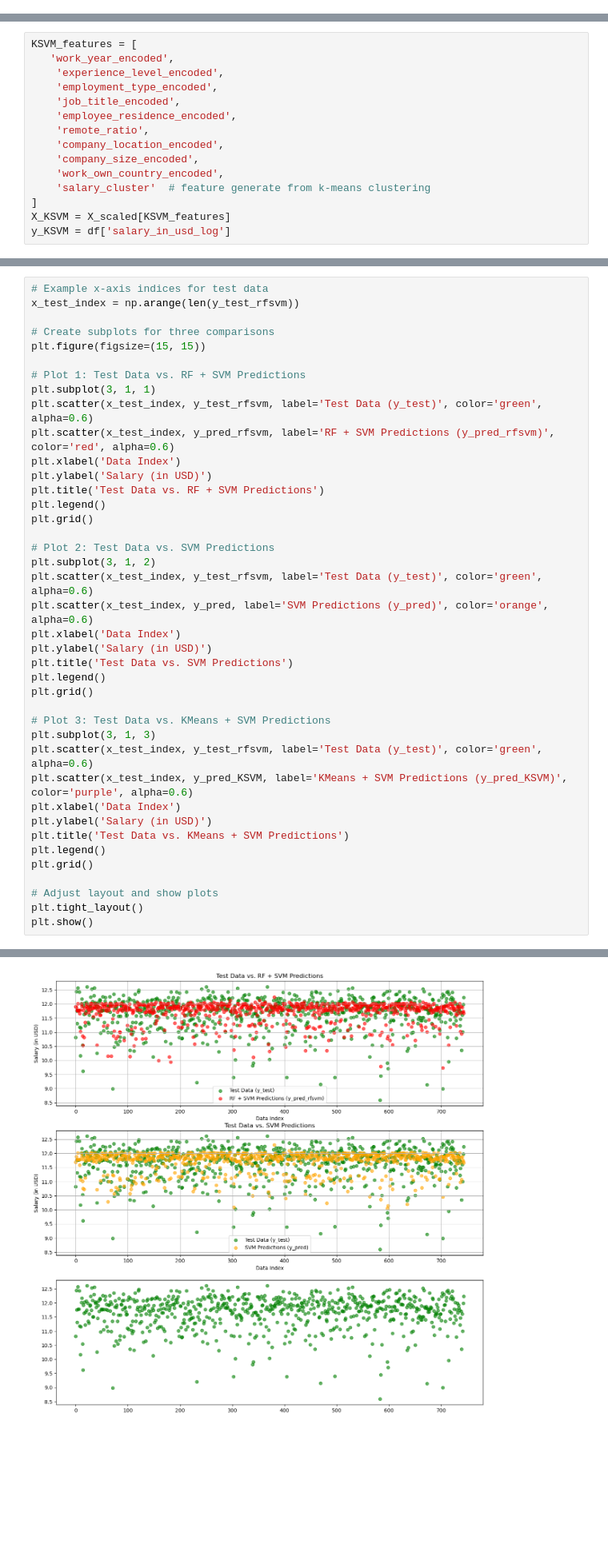
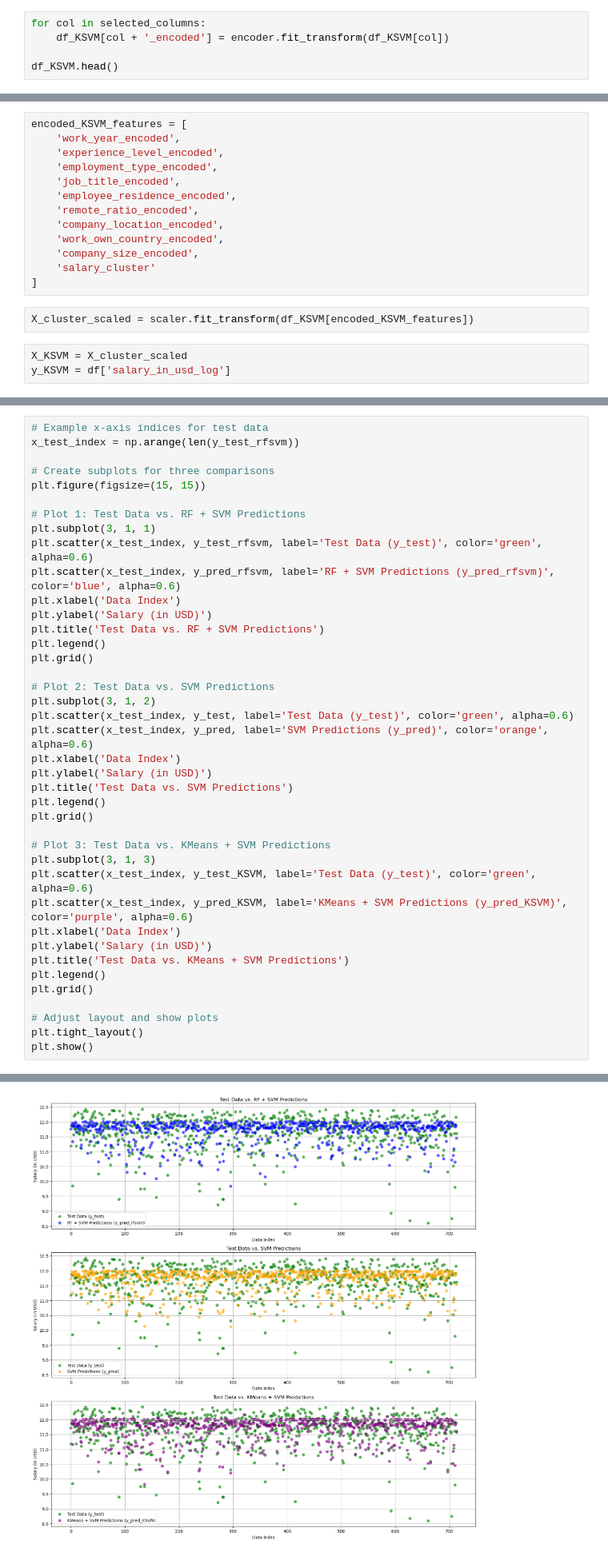
Before and after one commit to celesteisyy/Data_Scientists_Salary_Analysis, a Jupyter notebook: FP557 - KSVM_RFSVM_SVM.ipynb, the cells around one changed output, grey strips where cells are left out. Shown at 80% size. Cells and saved outputs as stored; diff of their text form; blank space fills up the shorter version.

```diff
--- a/FP557 - KSVM_RFSVM_SVM.ipynb
+++ b/FP557 - KSVM_RFSVM_SVM.ipynb
@@ -369,0 +437,5 @@ After we have `salary_cluster` as our new extra feature, we can put it into regr
+# %%
+for col in selected_columns:
+    df_KSVM[col + '_encoded'] = encoder.fit_transform(df_KSVM[col])
+
+df_KSVM.head()
@@ -370,18 +449,21 @@ After we have `salary_cluster` as our new extra feature, we can put it into regr
 # %%
-KSVM_features = [
-   'work_year_encoded',
+encoded_KSVM_features = [
+    'work_year_encoded',
     'experience_level_encoded',
     'employment_type_encoded',
     'job_title_encoded',
     'employee_residence_encoded',
-    'remote_ratio',
+    'remote_ratio_encoded',
     'company_location_encoded',
+    'work_own_country_encoded',
     'company_size_encoded',
-    'work_own_country_encoded',
-    'salary_cluster'  # feature generate from k-means clustering
+    'salary_cluster'
 ]
-X_KSVM = X_scaled[KSVM_features]
-y_KSVM = df['salary_in_usd_log']
+# %%
+X_cluster_scaled = scaler.fit_transform(df_KSVM[encoded_KSVM_features])
+# %%
+X_KSVM = X_cluster_scaled
+y_KSVM = df['salary_in_usd_log']
 # %% [markdown]
 As convension, we need to split our dataset into train-test splits:
 # %%
@@ -565,7 +647,7 @@ plt.figure(figsize=(15, 15))
 # Plot 1: Test Data vs. RF + SVM Predictions
 plt.subplot(3, 1, 1)
 plt.scatter(x_test_index, y_test_rfsvm, label='Test Data (y_test)', color='green', alpha=0.6)
-plt.scatter(x_test_index, y_pred_rfsvm, label='RF + SVM Predictions (y_pred_rfsvm)', color='red', alpha=0.6)
+plt.scatter(x_test_index, y_pred_rfsvm, label='RF + SVM Predictions (y_pred_rfsvm)', color='blue', alpha=0.6)
 plt.xlabel('Data Index')
 plt.ylabel('Salary (in USD)')
 plt.title('Test Data vs. RF + SVM Predictions')
@@ -574,7 +656,7 @@ plt.grid()
 
 # Plot 2: Test Data vs. SVM Predictions
 plt.subplot(3, 1, 2)
-plt.scatter(x_test_index, y_test_rfsvm, label='Test Data (y_test)', color='green', alpha=0.6)
+plt.scatter(x_test_index, y_test, label='Test Data (y_test)', color='green', alpha=0.6)
 plt.scatter(x_test_index, y_pred, label='SVM Predictions (y_pred)', color='orange', alpha=0.6)
 plt.xlabel('Data Index')
 plt.ylabel('Salary (in USD)')
@@ -584,7 +666,7 @@ plt.grid()
 
 # Plot 3: Test Data vs. KMeans + SVM Predictions
 plt.subplot(3, 1, 3)
-plt.scatter(x_test_index, y_test_rfsvm, label='Test Data (y_test)', color='green', alpha=0.6)
+plt.scatter(x_test_index, y_test_KSVM, label='Test Data (y_test)', color='green', alpha=0.6)
 plt.scatter(x_test_index, y_pred_KSVM, label='KMeans + SVM Predictions (y_pred_KSVM)', color='purple', alpha=0.6)
 plt.xlabel('Data Index')
 plt.ylabel('Salary (in USD)')
@@ -600,4 +681,4 @@ ValueError: x and y must be the same size
-[figure, old version]
+[figure, new version]
 # %% [markdown]
 # Appendix
 ---
```
Also changed, not shown: parts of 31 cells of this notebook.
